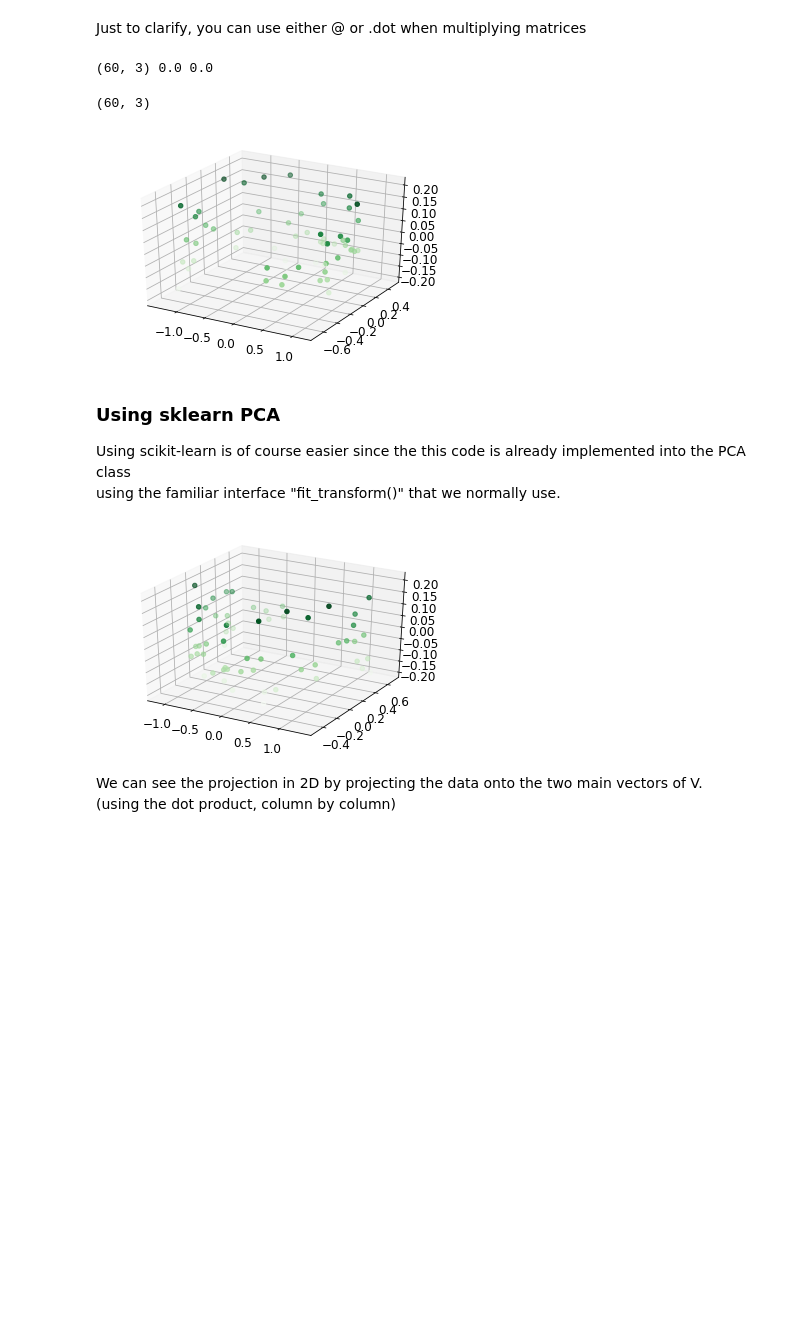
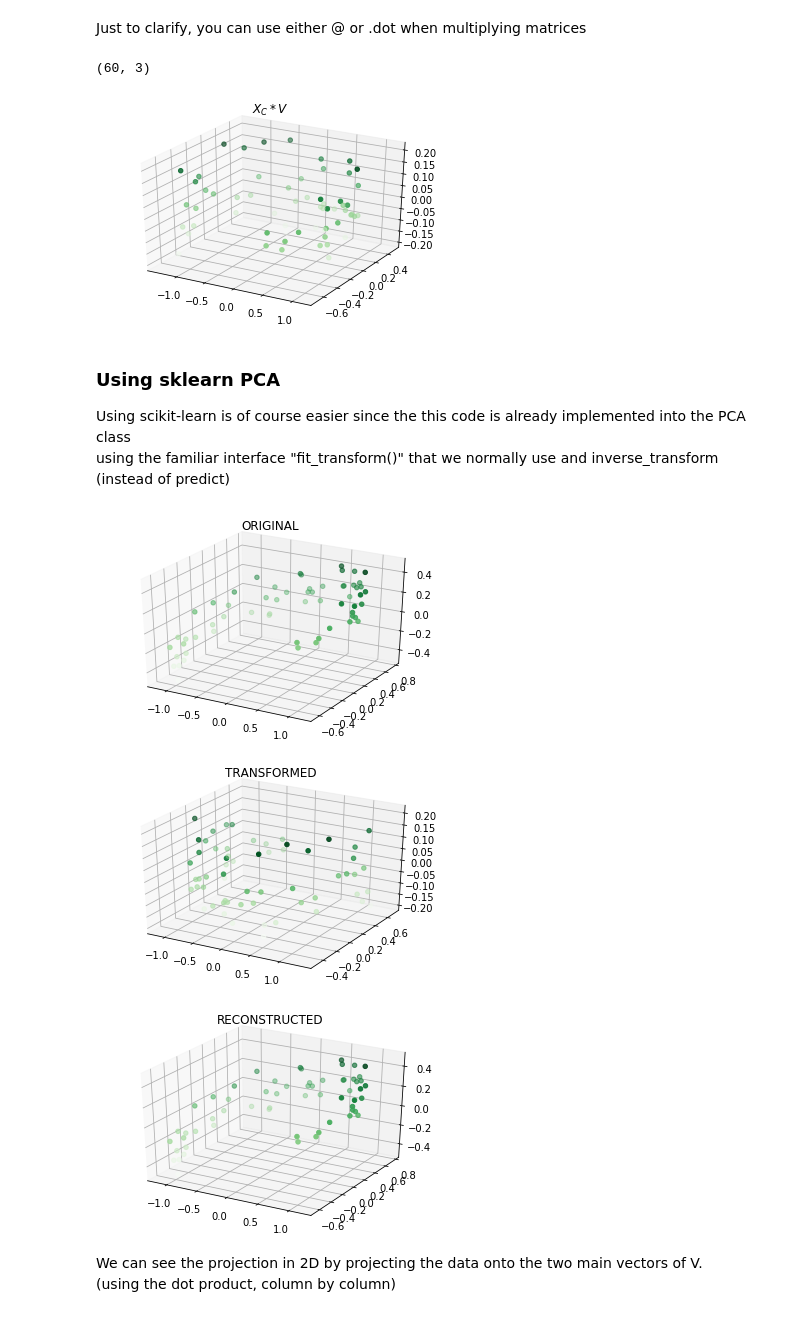
Before and after one commit to dtrad/geoml_course, a Jupyter notebook: Practice15DimRed.ipynb, the cells around one changed output. Cells and saved outputs as stored; diff of their text form; code cells hidden in the pictures; blank space fills up the shorter version.

```diff
--- a/Practice15DimRed.ipynb
+++ b/Practice15DimRed.ipynb
@@ -163,37 +192,46 @@ print(Vt.T[:,:3])
  [ 0.18465208  0.2684542   0.94542898]]
 # %% [markdown]
 Just to clarify, you can use either @ or .dot when multiplying matrices
-# %%
-error=(XC.dot(Vt.T)-XC@Vt.T)
-print(error.shape, error.min(), error.max())
-# %% [output]
-(60, 3) 0.0 0.0
 # %%
 # let us do a projection on 3D
-W2 = Vt.T[:, :3]
+W2 = Vt.T[:, :3] # this is just V
 X3D = XC.dot(W2)
 print(X3D.shape)
 fig = plt.figure()
 ax = plt.axes(projection='3d')
 ax.scatter3D(X3D[:,0],X3D[:,1], X3D[:,2],c=X3D[:,2], cmap='Greens');
+plt.title("$ X_C * V $")
 plt.show()
 # %% [output]
 (60, 3)
-[figure, old version]
+[figure, new version]
 # %% [markdown]
 ### Using sklearn PCA
 Using scikit-learn is of course easier since the this code is already implemented into the PCA class\
-using the familiar interface "fit_transform()" that we normally use.
+using the familiar interface "fit_transform()" that we normally use and inverse_transform (instead of predict)
 # %%
 from sklearn.decomposition import PCA
 pca = PCA(n_components = 3)
 X3D = pca.fit_transform(X)
+
 fig = plt.figure()
 ax = plt.axes(projection='3d')
-ax.scatter3D(X3D[:,0],X3D[:,1], X3D[:,2],c=X3D[:,2], cmap='Greens');
+ax.scatter3D(X[:,0],X[:,1], X[:,2],c=X[:,2], cmap='Greens');plt.title('ORIGINAL')
 plt.show()
+
+fig = plt.figure()
+ax = plt.axes(projection='3d')
+ax.scatter3D(X3D[:,0],X3D[:,1], X3D[:,2],c=X3D[:,2], cmap='Greens');plt.title('TRANSFORMED')
+plt.show()
+
+X3DI = pca.inverse_transform(X3D)
+ax = plt.axes(projection='3d')
+ax.scatter3D(X3DI[:,0],X3DI[:,1], X3DI[:,2],c=X3DI[:,2], cmap='Greens');plt.title('RECONSTRUCTED')
+plt.show()
 # %% [output]
-[figure, old version]
+[figure, new version]
+[figure, added]
+[figure, added]
 # %% [markdown]
 We can see the projection in 2D by projecting the data onto the two main vectors of V.\
 (using the dot product, column by column)
```
Also changed, not shown: parts of 29 cells of this notebook.
